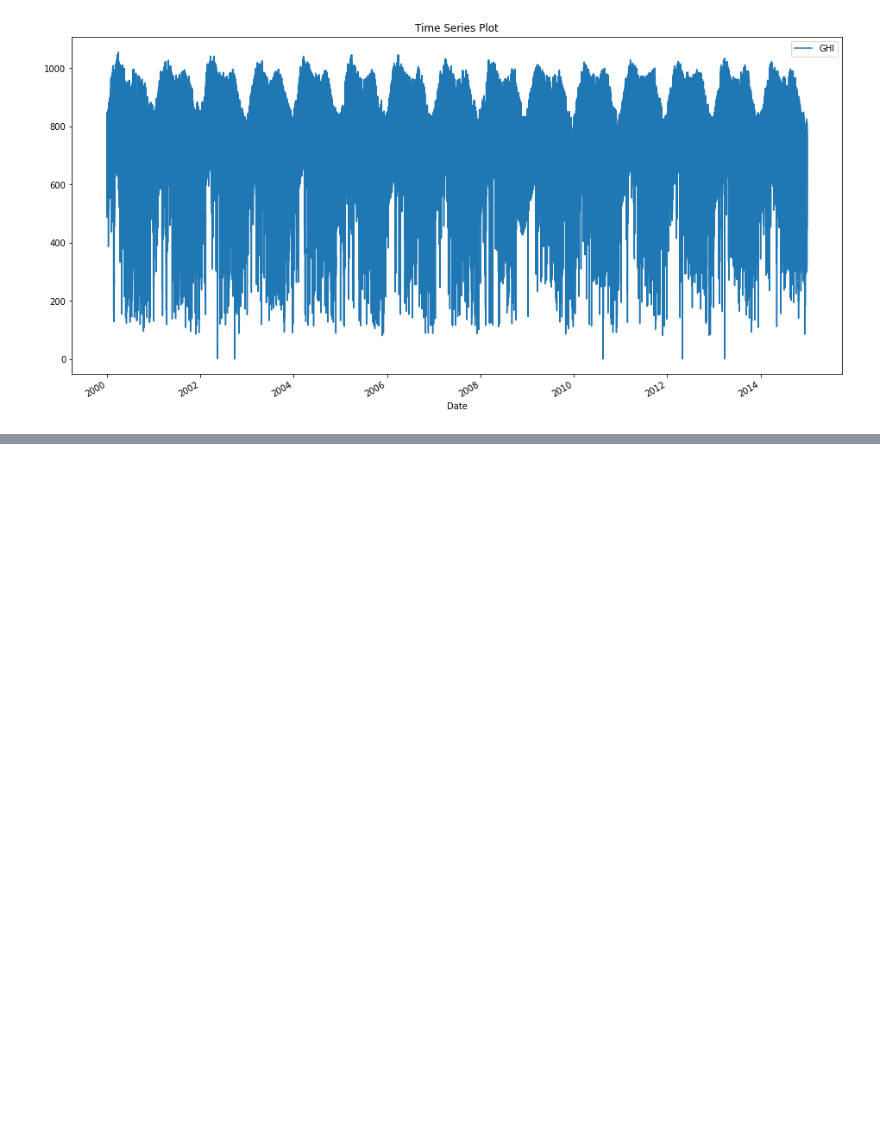
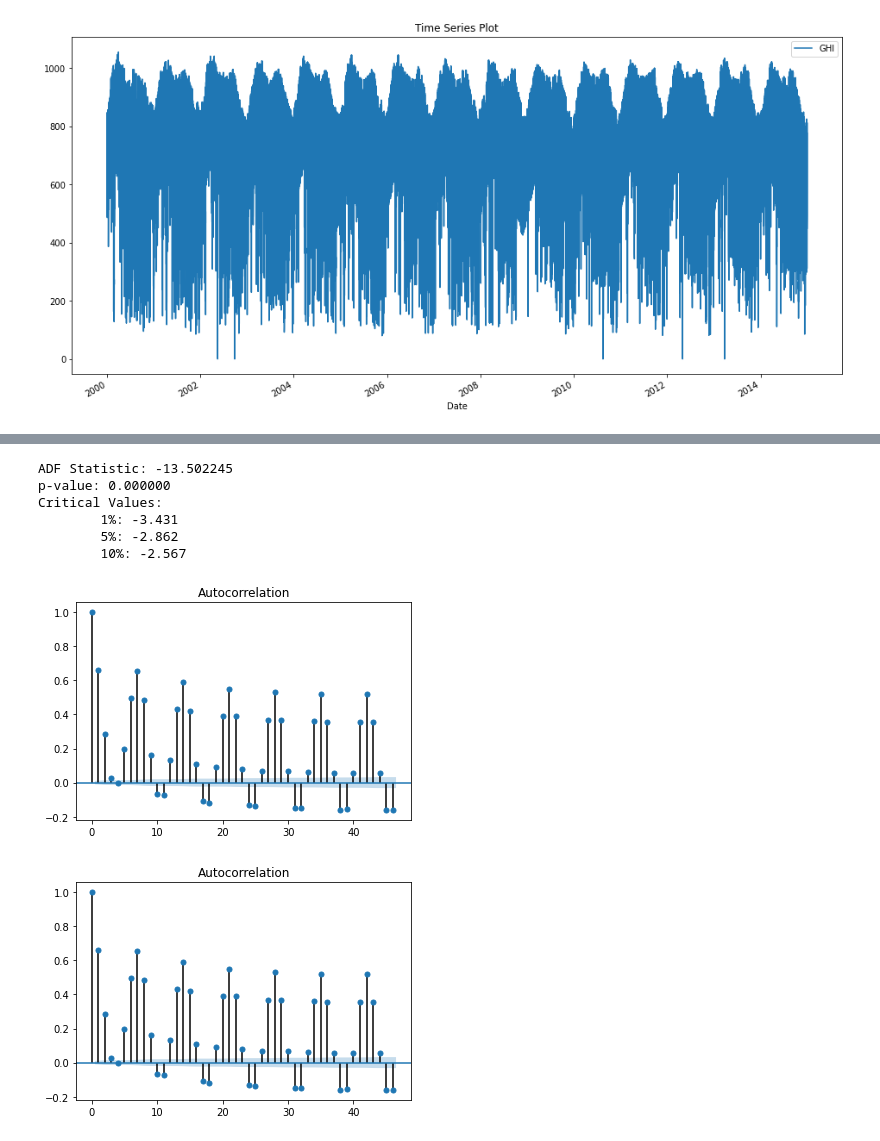
Before and after one commit to Kalit31/Statistical-Analysis-and-Forecasting-of-Solar-Energy, a Jupyter notebook: Time Series Analysis.ipynb, the cells around one changed output, grey strips where cells are left out. Saved outputs shown, nothing was run; the diff lists cells and outputs as text; code cells hidden in the pictures; blank space fills up the shorter version.

```diff
--- a/Time Series Analysis.ipynb
+++ b/Time Series Analysis.ipynb
@@ -46,2 +87,5 @@ df_all.plot(figsize=[16,8],title='Time Series Plot')
 # %%
 import statsmodels.tsa.api as smtsa
+# %%
+X = df_all.GHI
+X.head()
@@ -47,0 +102,14 @@ import statsmodels.tsa.api as smtsa
+# %%
+result = adfuller(X)
+print('ADF Statistic: %f' % result[0])
+print('p-value: %f' % result[1])
+print('Critical Values:')
+for key, value in result[4].items():
+    print('\t%s: %.3f' % (key, value))
+# %% [output]
+ADF Statistic: -13.502245
+p-value: 0.000000
+Critical Values:
+        1%: -3.431
+        5%: -2.862
+        10%: -2.567
@@ -47,0 +118,5 @@ import statsmodels.tsa.api as smtsa
+# %%
+plot_acf(X)
+# %% [output]
+[figure, added]
+[figure, added]
```
Also changed, not shown: parts of 15 cells of this notebook.
